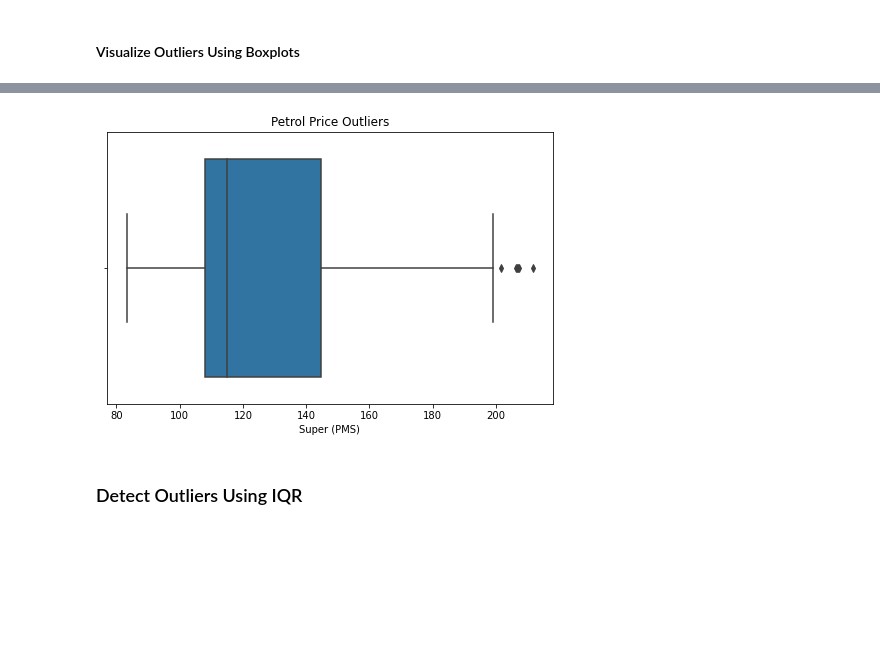
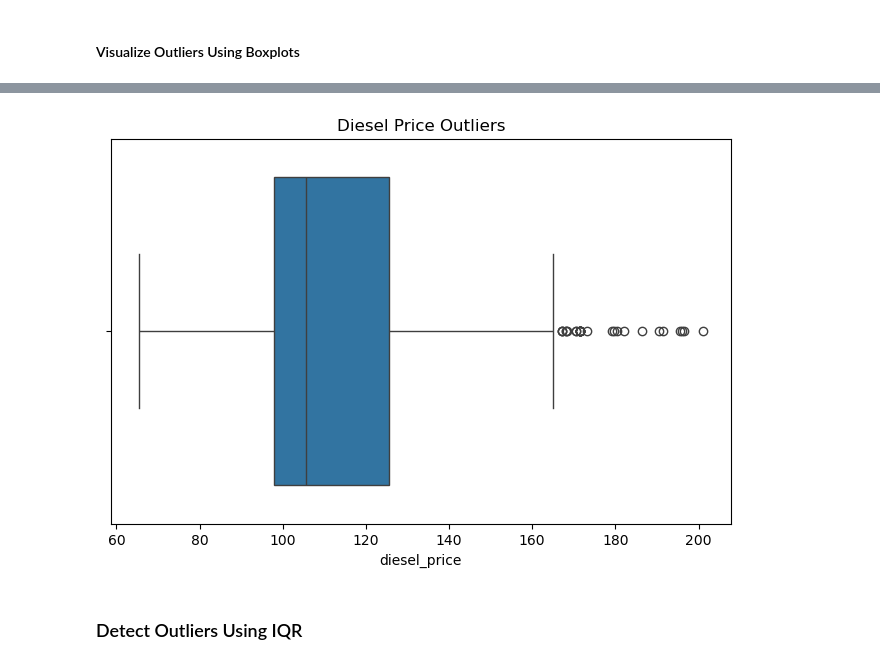
Before and after one commit to Wanyiri9dave/FoodPrice-Stabilty-Predictive-Analytics, a Jupyter notebook: index.ipynb, the cells around one changed output, grey strips where cells are left out. Cells and saved outputs as stored; diff of their text form; code cells hidden in the pictures; blank space fills up the shorter version.

```diff
--- a/index.ipynb
+++ b/index.ipynb
@@ -404,0 +551,12 @@ Index(['Date', 'Town', 'Super (PMS)', 'Diesel (AGO)', 'Kerosene (IK)'], dtype='o
+# %%
+fuel_df = fuel_df.drop(columns=['Town','Super (PMS)', 'Kerosene (IK)'], axis=1)
+# %%
+# Filter for 2010 - 2026
+fuel_df['Date'] = pd.to_datetime(fuel_df['Date'])
+
+fuel_df['Date'] = fuel_df['Date'].dt.to_period('M').dt.to_timestamp()
+fuel_df = fuel_df[(fuel_df['Date'] >= '2010-01-01') &
+                    (fuel_df['Date'] <= '2026-01-31')]
+# %%
+fuel_df = fuel_df.rename(columns={'Date': 'date','Diesel (AGO)' : 'diesel_price'})
+fuel_df.head()
@@ -425,11 +590,11 @@ plt.show()
 # %%
 plt.figure(figsize=(8,5))
-sns.boxplot(x=fuel_df['Super (PMS)'])
+sns.boxplot(x=fuel_df['diesel_price'])
 
-plt.title("Petrol Price Outliers")
+plt.title("Diesel Price Outliers")
 plt.show()
 # %% [output]
-[figure, old version]
+[figure, new version]
 # %% [markdown]
 ### Detect Outliers Using IQR
 # %%
```
Also changed, not shown: parts of 37 cells of this notebook.
